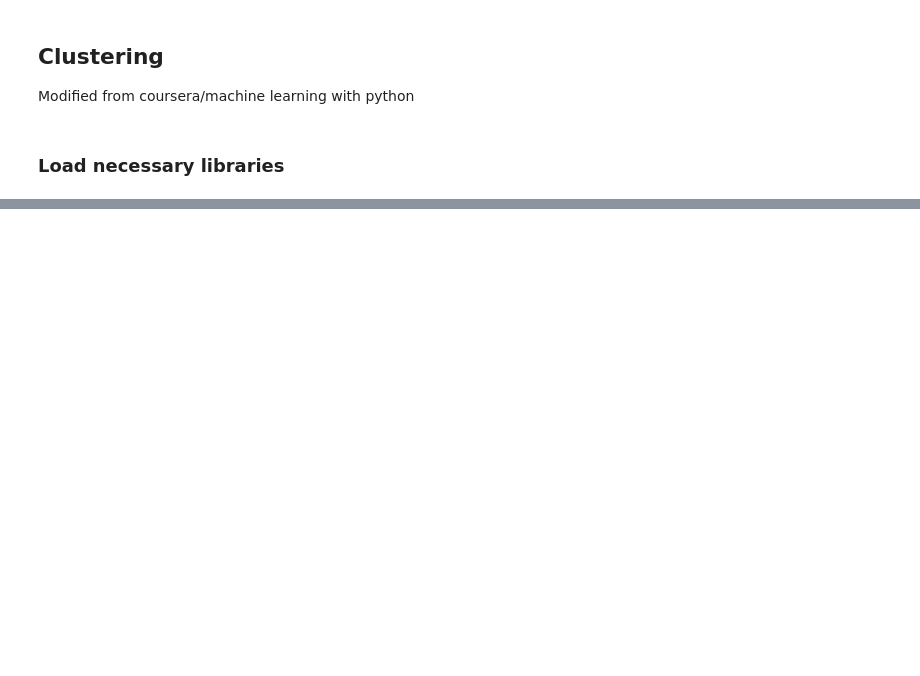
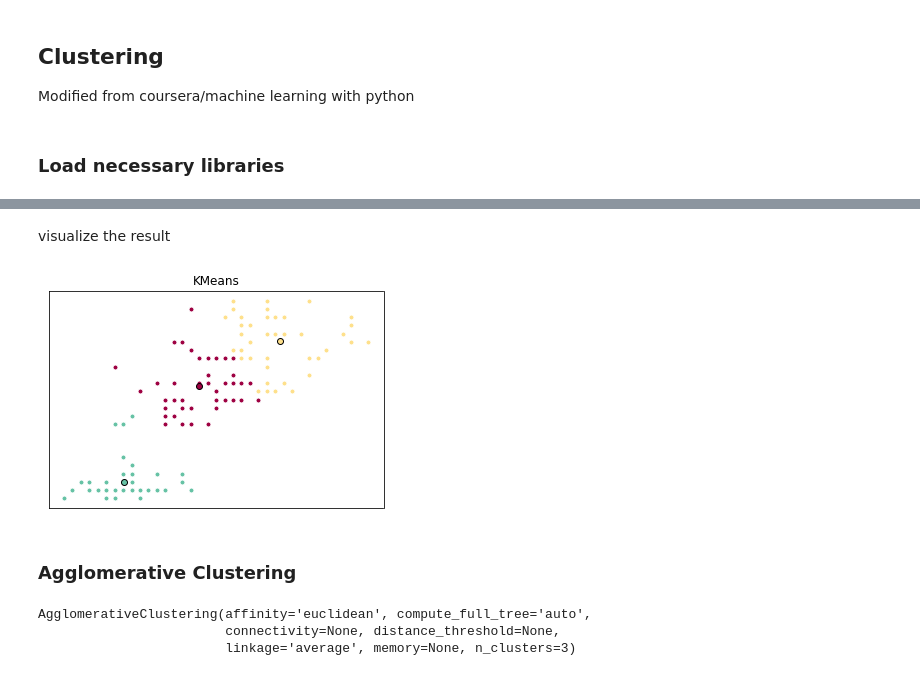
Before and after one commit to jiyuw/Machine-Learning-sklearn-notes, a Jupyter notebook: Clustering.ipynb, the cells around one changed output, grey strips where cells are left out. Saved outputs shown, nothing was run; the diff lists cells and outputs as text; code cells hidden in the pictures; blank space fills up the shorter version.

```diff
--- a/Clustering.ipynb
+++ b/Clustering.ipynb
@@ -37,0 +44,71 @@ df.head()
+# %%
+"""
+initialize kmeans:
+init - initialization method of the centroids
+n_clusters - nuber of clusters
+n_init - number of time the k-means algo will be run with different centroid seeds
+"""
+k_means = KMeans(init="k-means++", n_clusters=3, n_init=10)
+
+k_means.fit(df)
+
+# take labels and centroids from kmeans
+kmeans_label = k_means.labels_
+kmeans_centroids = k_means.cluster_centers_
+# %% [markdown]
+visualize the result
+# %%
+# Initialize the plot with the specified dimensions.
+fig = plt.figure(figsize=(6, 4))
+
+# Create a plot
+ax = fig.add_subplot(1, 1, 1)
+
+colors = plt.cm.Spectral(np.linspace(0, 0.8, len(set(kmeans_label))))
+
+# For loop that plots the data points and centroids.
+# k will range from 0-3, which will match the possible clusters that each
+# data point is in.
+for k, col in zip(range(3), colors):
+
+    # Create a list of all data points, where the data points that are
+    # in the cluster (ex. cluster 0) are labeled as true, else they are
+    # labeled as false.
+    my_members = list(kmeans_label == k)
+
+    # Define the centroid, or cluster center.
+    cluster_center = kmeans_centroids[k]
+
+    # Plots the data points with color col.
+    ax.plot(df.loc[my_members, 'sepal_length'], df.loc[my_members, 'petal_width'], 'w', markerfacecolor=col, marker='.', markersize = 10)
+
+    # Plots the centroids with specified color, but with a darker outline
+    ax.plot(cluster_center[0], cluster_center[1], 'o', markerfacecolor=col,  markeredgecolor='k', markersize=6)
+
+# Title of the plot
+ax.set_title('KMeans')
+
+# Remove x-axis ticks
+ax.set_xticks(())
+
+# Remove y-axis ticks
+ax.set_yticks(())
+
+# Show the plot
+plt.show()
+# %% [output]
+[figure, added]
+# %% [markdown]
+### Agglomerative Clustering
+# %%
+"""
+Agglomerative Clustering
+n_clusters - number of clusters
+linkage - linkage criterion. 'complete', 'average', 'ward', 'single'
+"""
+agglom = AgglomerativeClustering(n_clusters=3, linkage='average')
+agglom.fit(df)
+# %% [output]
+AgglomerativeClustering(affinity='euclidean', compute_full_tree='auto',
+                        connectivity=None, distance_threshold=None,
+                        linkage='average', memory=None, n_clusters=3)
```
Also changed, not shown: parts of 15 cells of this notebook, 1 other file.
